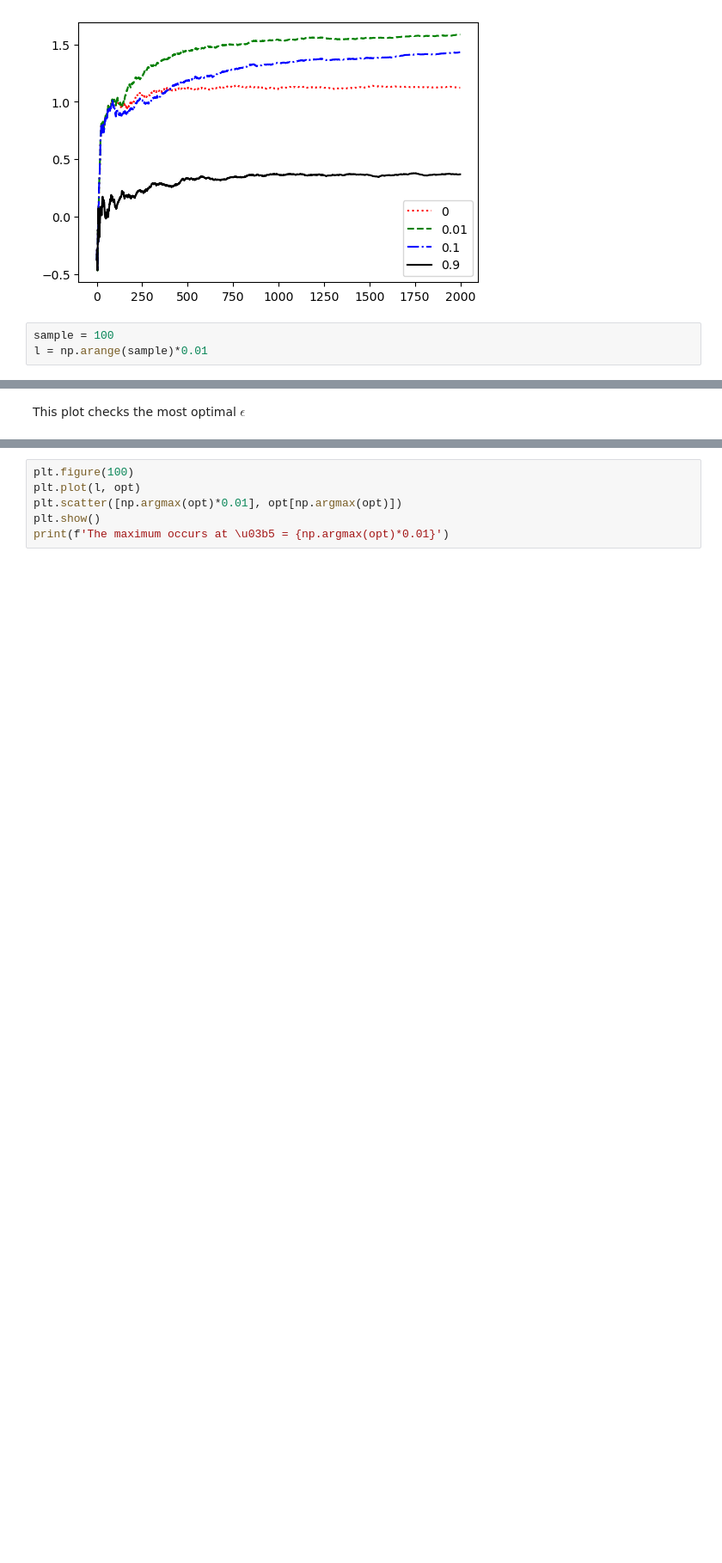
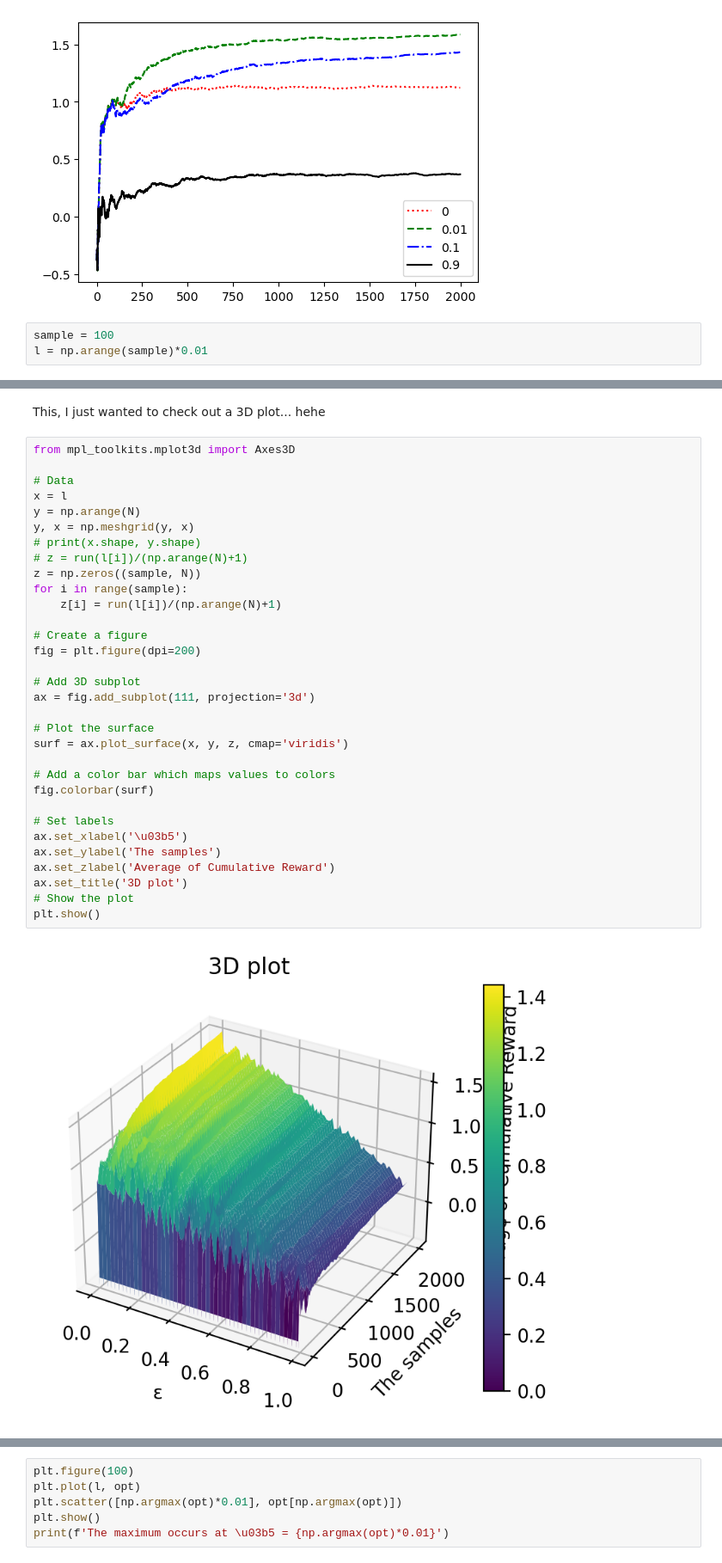
Before and after one commit to balaji1029/reinforcement-learning-sos, a Jupyter notebook: Multi-Armed Bandits.ipynb, the cells around one changed output, grey strips where cells are left out. Shown at 86% size. Drawn from its saved outputs; the diff is of its cells as text; blank space fills up the shorter version.

Commit message:
With 3D plots...

```diff
--- a/Multi-Armed Bandits.ipynb
+++ b/Multi-Armed Bandits.ipynb
@@ -117,2 +117,36 @@ plt.show()
-# %% [markdown]
-This plot checks the most optimal $\epsilon$
+# %% [markdown]
+This, I just wanted to check out a 3D plot... hehe
+# %%
+from mpl_toolkits.mplot3d import Axes3D
+
+# Data
+x = l
+y = np.arange(N)
+y, x = np.meshgrid(y, x)
+# print(x.shape, y.shape)
+# z = run(l[i])/(np.arange(N)+1)
+z = np.zeros((sample, N))
+for i in range(sample):
+    z[i] = run(l[i])/(np.arange(N)+1)
+
+# Create a figure
+fig = plt.figure(dpi=200)
+
+# Add 3D subplot
+ax = fig.add_subplot(111, projection='3d')
+
+# Plot the surface
+surf = ax.plot_surface(x, y, z, cmap='viridis')
+
+# Add a color bar which maps values to colors
+fig.colorbar(surf)
+
+# Set labels
+ax.set_xlabel('\u03b5')
+ax.set_ylabel('The samples')
+ax.set_zlabel('Average of Cumulative Reward')
+ax.set_title('3D plot')
+# Show the plot
+plt.show()
+# %% [output]
+[figure, added]
```
Also changed, not shown: parts of 15 cells of this notebook, 1 other file.
